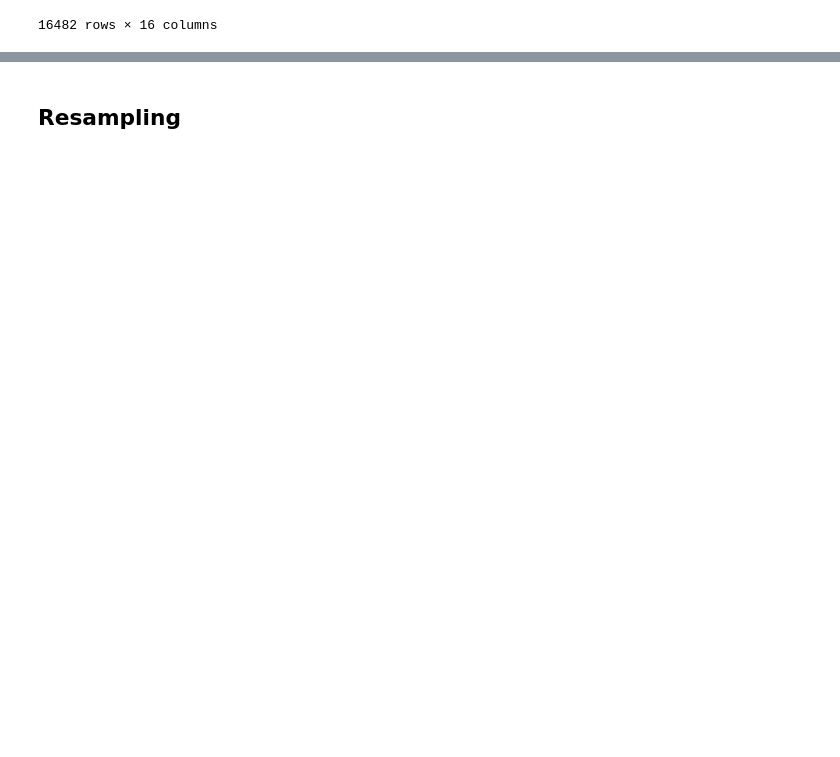
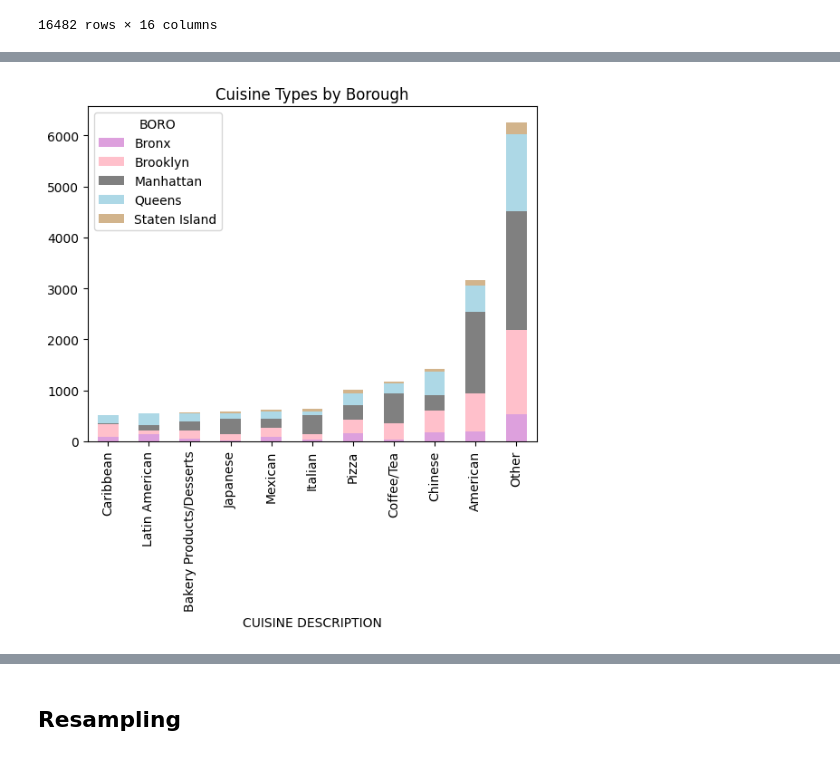
Before and after one commit to tzt775/restaurant-violations, a Jupyter notebook: NYC Restaurant Inspections - Modelling.ipynb, the cells around one changed output, grey strips where cells are left out. Cells and saved outputs as stored; diff of their text form; code cells hidden in the pictures; blank space fills up the shorter version.

```diff
--- a/NYC Restaurant Inspections - Modelling.ipynb
+++ b/NYC Restaurant Inspections - Modelling.ipynb
@@ -47,0 +82,12 @@ X_train
+# %%
+sorted_cuisines = pd.crosstab(X_train["CUISINE DESCRIPTION"], X_train["BORO"])
+sorted_cuisines["Sum"] = sorted_cuisines.sum(axis = 1)
+sorted_cuisines = sorted_cuisines.sort_values(by = "Sum")
+sorted_cuisines = sorted_cuisines.drop("Sum", axis = 1)
+sorted_cuisines.plot(kind = "bar", stacked = True, color = ["plum", "pink", "grey", "lightblue", "tan"])
+plt.title("Cuisine Types by Borough")
+plt.show()
+
+#plt.savefig(PATH + "Results/borough cuisines.png")
+# %% [output]
+[figure, added]
```
Also changed, not shown: parts of 26 cells of this notebook.
